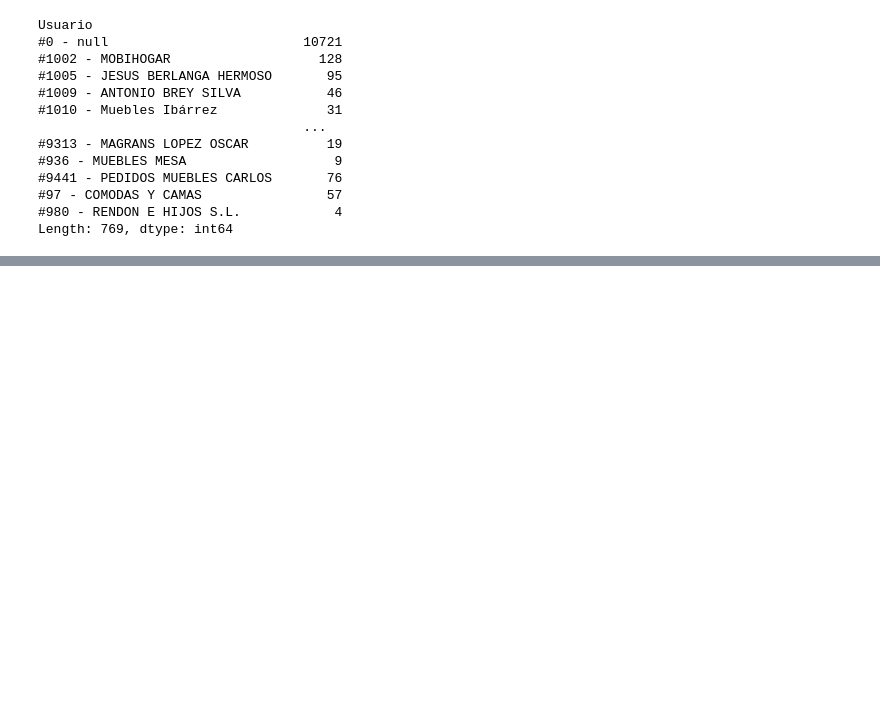
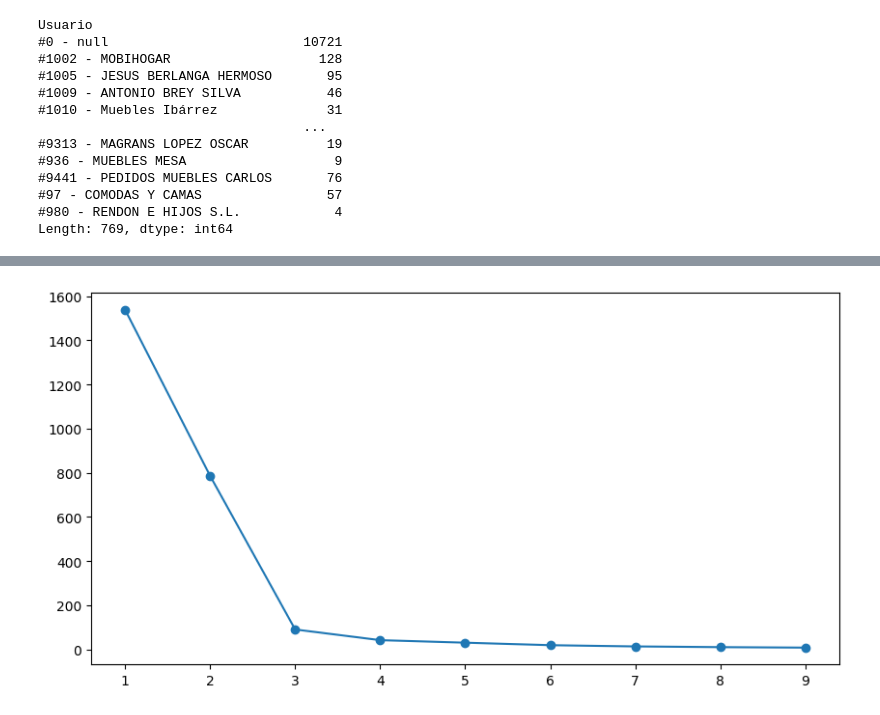
Before and after one commit to xAllow/TFG, a Jupyter notebook: clustering.ipynb, the cells around one changed output, grey strips where cells are left out. Saved outputs shown, nothing was run; the diff lists cells and outputs as text; code cells hidden in the pictures; blank space fills up the shorter version.

```diff
--- a/clustering.ipynb
+++ b/clustering.ipynb
@@ -25,14 +43,3 @@ Usuario
 #97 - COMODAS Y CAMAS                57
 #980 - RENDON E HIJOS S.L.            4
 Length: 769, dtype: int64
-# %%
-userdf['TotalEventos'] = usuarios.size()
-event_counts_per_user = df.groupby('Usuario')['Evento'].value_counts().unstack(fill_value=0)
-
-event_perc_per_user = event_counts_per_user.apply(
-        lambda x: x / x.sum() * 100 if x.sum() > 0 else 0, axis=1
-        )
-event_perc_per_user = event_perc_per_user.add_prefix('Perc_')
-event_perc_per_user
-
-userdf = userdf.join(event_perc_per_user)
@@ -55,7 +81,0 @@ userdf.fillna(0, inplace=True)
-# %%
-scaler = StandardScaler()
-features_scaled = scaler.fit_transform(userdf)
-n_clusters = 6  # Define el número de clusters deseados
-kmeans = KMeans(n_clusters=n_clusters, random_state=42)
-userdf["Cluster"] = kmeans.fit_predict(features_scaled)
-userdf.sort_values("Cluster")
@@ -76,0 +82,22 @@ userdf.sort_values("Cluster")
+# %%
+scaler = StandardScaler()
+userdf[['TotalEventos_T', 'DuracionMedia_T','DiseñosUnicos_T', 'PiezasUnicas_T','CatalogosUnicos_T']] = scaler.fit_transform(userdf)
+# %%
+def optimise_k_means(data, max_k):
+    means = []
+    inertias = []
+
+    for k in range(1, max_k):
+        kmeans = KMeans(n_clusters=k)
+        kmeans.fit(data)
+
+        means.append(k)
+        inertias.append(kmeans.inertia_)
+
+    fig = plt.subplots(figsize = (10, 5))
+    plt.plot(means, inertias, 'o-')
+    plt.show()
+# %%
+optimise_k_means(userdf[['DuracionMedia_T', 'TotalEventos_T']], 10)
+# %% [output]
+[figure, added]
```
Also changed, not shown: parts of 6 cells of this notebook, 3 other files.
